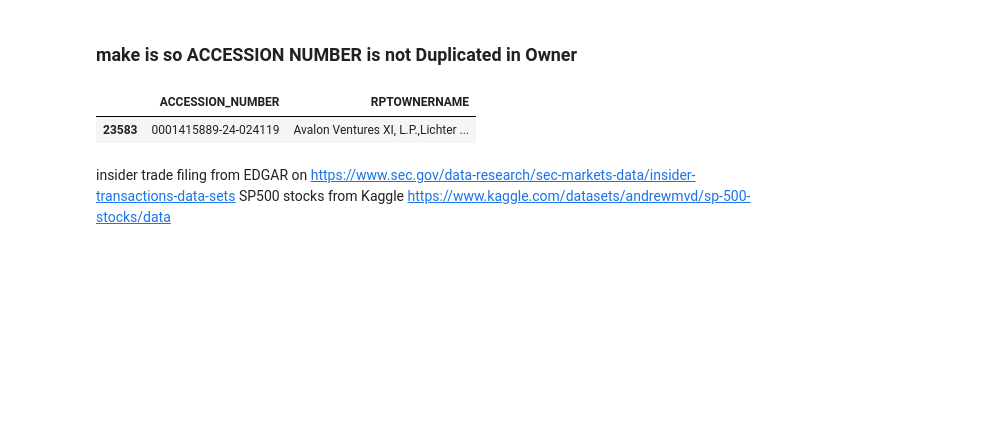
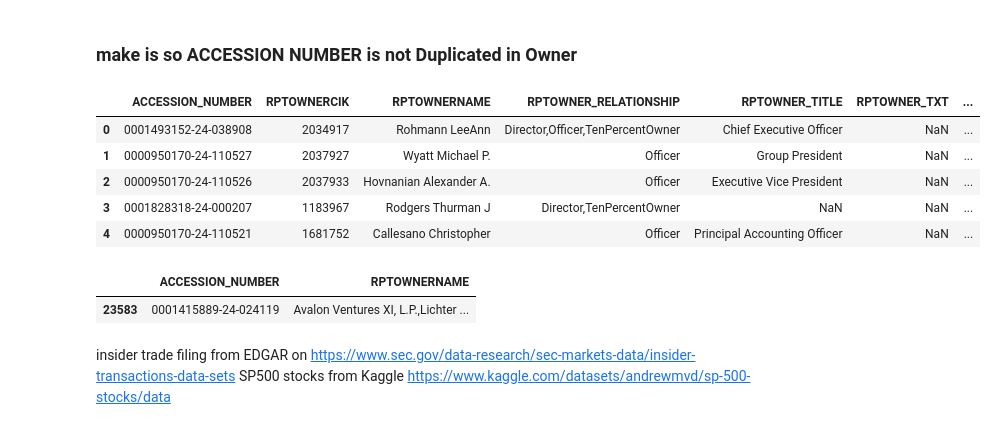
Before and after one commit to MarianaSwe/Insider_transactions, a Jupyter notebook: insiders_transactions.ipynb, the cells around one changed output. Cells and saved outputs as stored; diff of their text form; code cells hidden in the pictures; blank space fills up the shorter version.

```diff
--- a/insiders_transactions.ipynb
+++ b/insiders_transactions.ipynb
@@ -9,9 +9,9 @@ import yfinance as yf
 Set_start_date = '2024-06-01'
 # %%
 #pull in data sources for trades and SP500 list
-submission= pd.read_csv("/Users/maria/Documents/CodeOpDocs/Milestones/Indiv_Project/SUBMISSION.tsv", delimiter='\t')
-non_deriv_trans= pd.read_csv("/Users/maria/Documents/CodeOpDocs/Milestones/Indiv_Project/NONDERIV_TRANS.tsv", delimiter='\t')
-reporting_owner= pd.read_csv("/Users/maria/Documents/CodeOpDocs/Milestones/Indiv_Project/REPORTINGOWNER.tsv", delimiter='\t')
+submission= pd.read_csv("/Users/maria/Documents/CodeOpDocs/Milestones/Indiv_Project/EDGAR_FILES/SUBMISSION.tsv", delimiter='\t')
+non_deriv_trans= pd.read_csv("/Users/maria/Documents/CodeOpDocs/Milestones/Indiv_Project/EDGAR_FILES/NONDERIV_TRANS.tsv", delimiter='\t')
+reporting_owner= pd.read_csv("/Users/maria/Documents/CodeOpDocs/Milestones/Indiv_Project/EDGAR_FILES/REPORTINGOWNER.tsv", delimiter='\t')
 
 SNP= pd.read_csv("sp500_companies.csv")
 # %% [markdown]
@@ -21,6 +21,15 @@ SNP= pd.read_csv("sp500_companies.csv")
 
 reporting_owner.groupby('ACCESSION_NUMBER').agg({'RPTOWNERNAME': ','.join})
 owner_agg=reporting_owner.groupby('ACCESSION_NUMBER').agg({'RPTOWNERNAME': ','.join})
+# %%
+reporting_owner.head()
+# %% [output]
+|  | ACCESSION_NUMBER | RPTOWNERCIK | RPTOWNERNAME | RPTOWNER_RELATIONSHIP | RPTOWNER_TITLE | RPTOWNER_TXT | ... |
+| 0 | 0001493152-24-038908 | 2034917 | Rohmann LeeAnn | Director,Officer,TenPercentOwner | Chief Executive Officer | NaN | ... |
+| 1 | 0000950170-24-110527 | 2037927 | Wyatt Michael P. | Officer | Group President | NaN | ... |
+| 2 | 0000950170-24-110526 | 2037933 | Hovnanian Alexander A. | Officer | Executive Vice President | NaN | ... |
+| 3 | 0001828318-24-000207 | 1183967 | Rodgers Thurman J | Director,TenPercentOwner | NaN | NaN | ... |
+| 4 | 0000950170-24-110521 | 1681752 | Callesano Christopher | Officer | Principal Accounting Officer | NaN | ... |
 # %%
 
 owner_agg=owner_agg.reset_index()
```
Also changed, not shown: parts of 32 cells of this notebook, 12 other files.
